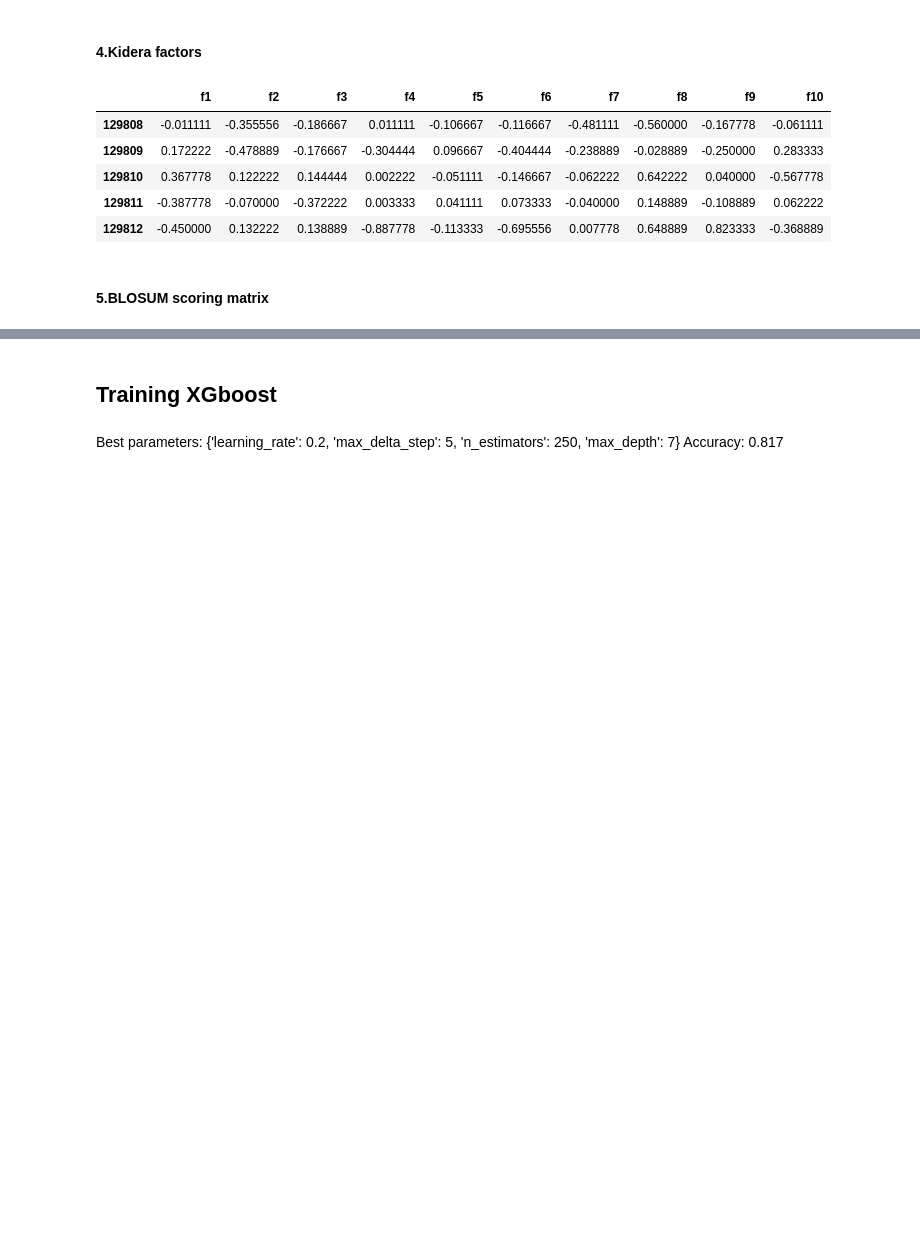
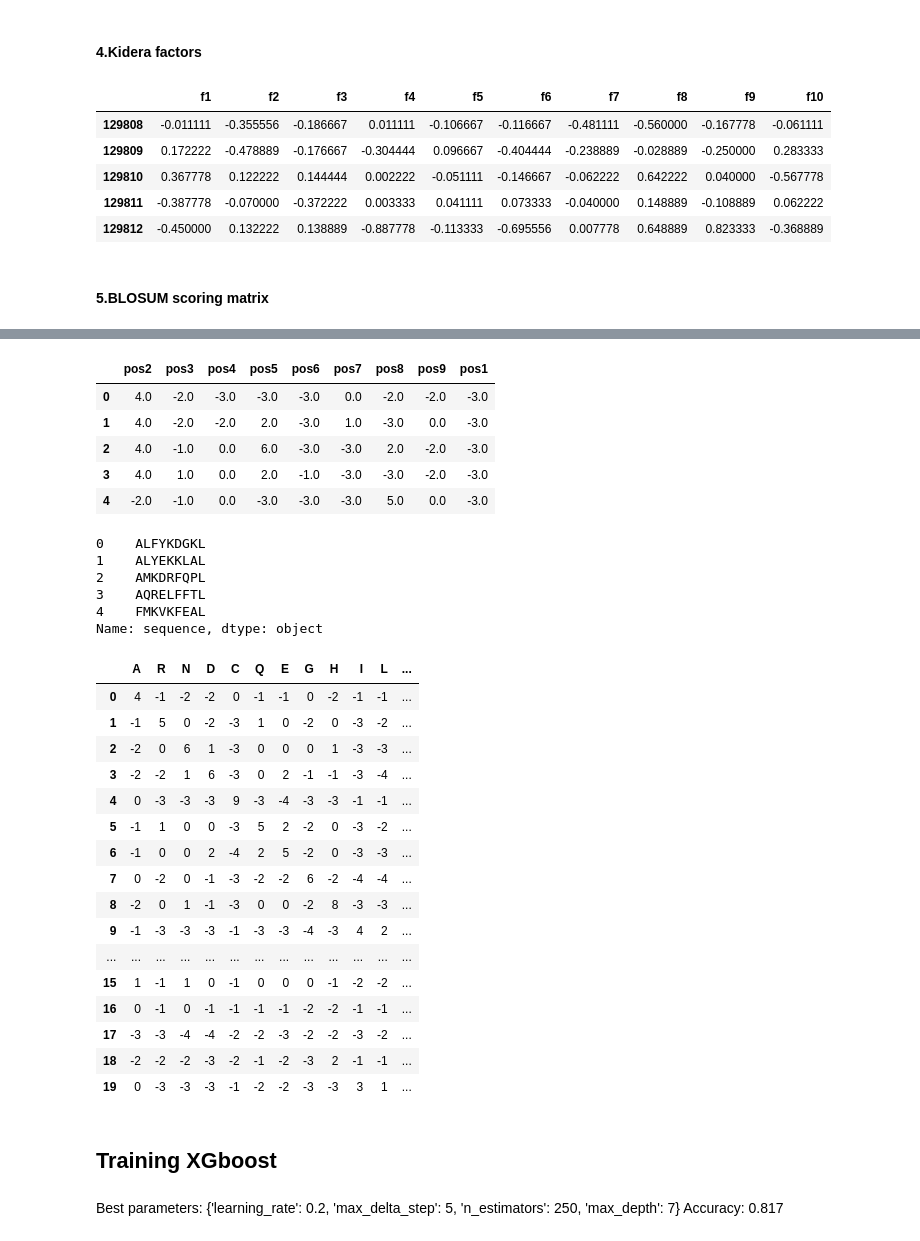
Before and after one commit to rudolphyo/MHystic, a Jupyter notebook: xgb.ipynb, the cells around one changed output, grey strips where cells are left out. Drawn from its saved outputs; the diff is of its cells as text; code cells hidden in the pictures; blank space fills up the shorter version.

```diff
--- a/xgb.ipynb
+++ b/xgb.ipynb
@@ -240,3 +240,38 @@ blosum.head()
+# %%
+#blosum.rename(columns=lambda x:"pos"+str(x[6]), inplace =True)
+from IPython.display import display
+display(blosum.head(), peptides9mers.head())
+blosum_matrix
+# %% [output]
+|  | pos2 | pos3 | pos4 | pos5 | pos6 | pos7 | pos8 | pos9 | pos1 |
+| 0 | 4.0 | -2.0 | -3.0 | -3.0 | -3.0 | 0.0 | -2.0 | -2.0 | -3.0 |
+| 1 | 4.0 | -2.0 | -2.0 | 2.0 | -3.0 | 1.0 | -3.0 | 0.0 | -3.0 |
+| 2 | 4.0 | -1.0 | 0.0 | 6.0 | -3.0 | -3.0 | 2.0 | -2.0 | -3.0 |
+| 3 | 4.0 | 1.0 | 0.0 | 2.0 | -1.0 | -3.0 | -3.0 | -2.0 | -3.0 |
+| 4 | -2.0 | -1.0 | 0.0 | -3.0 | -3.0 | -3.0 | 5.0 | 0.0 | -3.0 |
+0    ALFYKDGKL
+1    ALYEKKLAL
+2    AMKDRFQPL
+3    AQRELFFTL
+4    FMKVKFEAL
+Name: sequence, dtype: object
+|  | A | R | N | D | C | Q | E | G | H | I | L | ... |
+| 0 | 4 | -1 | -2 | -2 | 0 | -1 | -1 | 0 | -2 | -1 | -1 | ... |
+| 1 | -1 | 5 | 0 | -2 | -3 | 1 | 0 | -2 | 0 | -3 | -2 | ... |
+| 2 | -2 | 0 | 6 | 1 | -3 | 0 | 0 | 0 | 1 | -3 | -3 | ... |
+| 3 | -2 | -2 | 1 | 6 | -3 | 0 | 2 | -1 | -1 | -3 | -4 | ... |
+| 4 | 0 | -3 | -3 | -3 | 9 | -3 | -4 | -3 | -3 | -1 | -1 | ... |
+| 5 | -1 | 1 | 0 | 0 | -3 | 5 | 2 | -2 | 0 | -3 | -2 | ... |
+| 6 | -1 | 0 | 0 | 2 | -4 | 2 | 5 | -2 | 0 | -3 | -3 | ... |
+| 7 | 0 | -2 | 0 | -1 | -3 | -2 | -2 | 6 | -2 | -4 | -4 | ... |
+| 8 | -2 | 0 | 1 | -1 | -3 | 0 | 0 | -2 | 8 | -3 | -3 | ... |
+| 9 | -1 | -3 | -3 | -3 | -1 | -3 | -3 | -4 | -3 | 4 | 2 | ... |
+| ... | ... | ... | ... | ... | ... | ... | ... | ... | ... | ... | ... | ... |
+| 15 | 1 | -1 | 1 | 0 | -1 | 0 | 0 | 0 | -1 | -2 | -2 | ... |
+| 16 | 0 | -1 | 0 | -1 | -1 | -1 | -1 | -2 | -2 | -1 | -1 | ... |
+| 17 | -3 | -3 | -4 | -4 | -2 | -2 | -3 | -2 | -2 | -3 | -2 | ... |
+| 18 | -2 | -2 | -2 | -3 | -2 | -1 | -2 | -3 | 2 | -1 | -1 | ... |
+| 19 | 0 | -3 | -3 | -3 | -1 | -2 | -2 | -3 | -3 | 3 | 1 | ... |
 # %% [markdown]
 ## Training XGboost
 # %%
```
Also changed, not shown: parts of 5 cells of this notebook.
